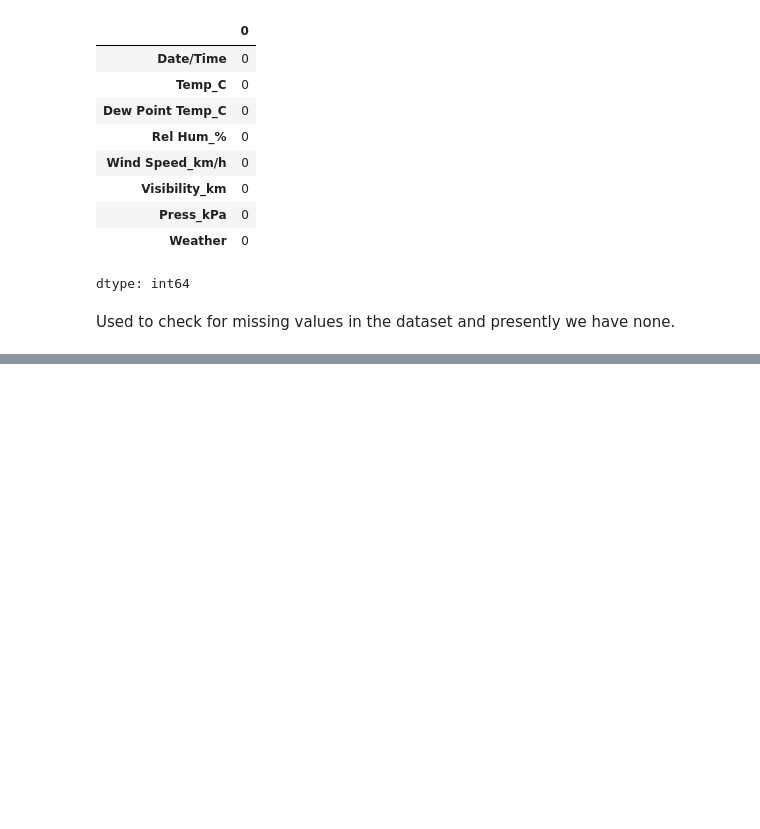
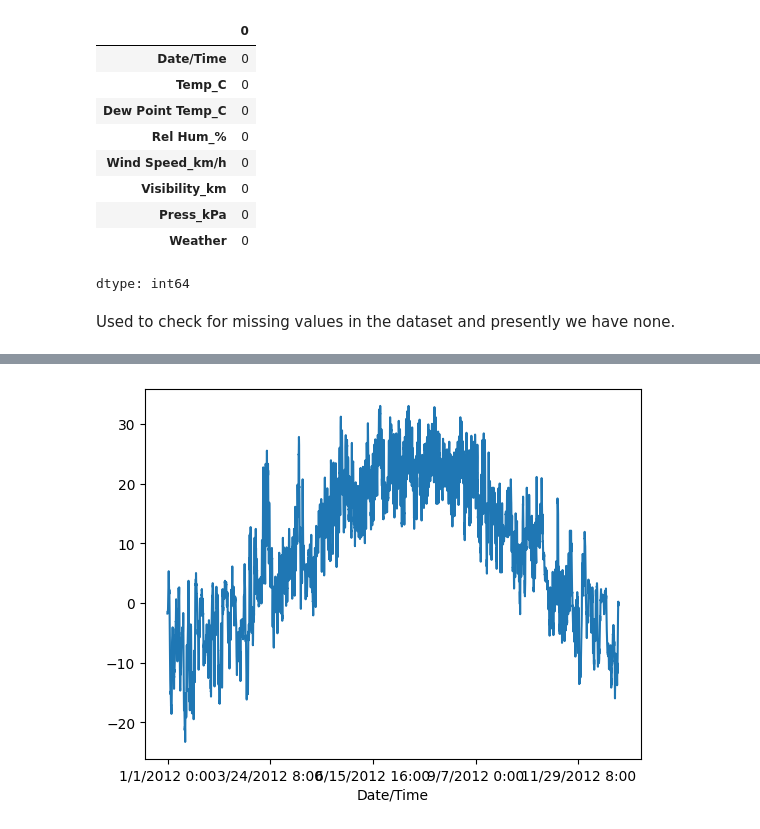
Before and after one commit to mutlyn/week_two_project, a Jupyter notebook: Weather_EDA.ipynb, the cells around one changed output, grey strips where cells are left out. Drawn from its saved outputs; the diff is of its cells as text; code cells hidden in the pictures; blank space fills up the shorter version.

```diff
--- a/Weather_EDA.ipynb
+++ b/Weather_EDA.ipynb
@@ -67,0 +114,6 @@ Used to check for missing values in the dataset and presently we have none.
+# %%
+df.set_index('Date/Time', inplace=True)
+df['Temp_C'].plot()
+plt.show()
+# %% [output]
+[figure, added]
```
Also changed, not shown: parts of 14 cells of this notebook.
